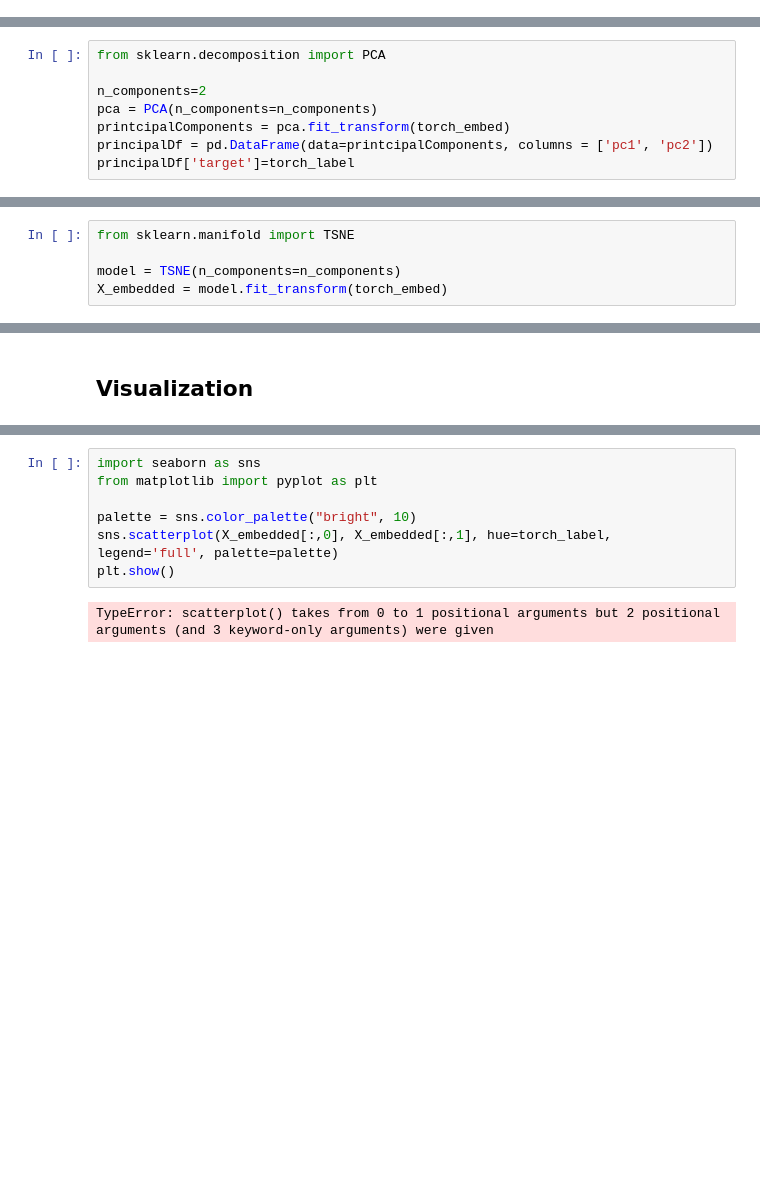
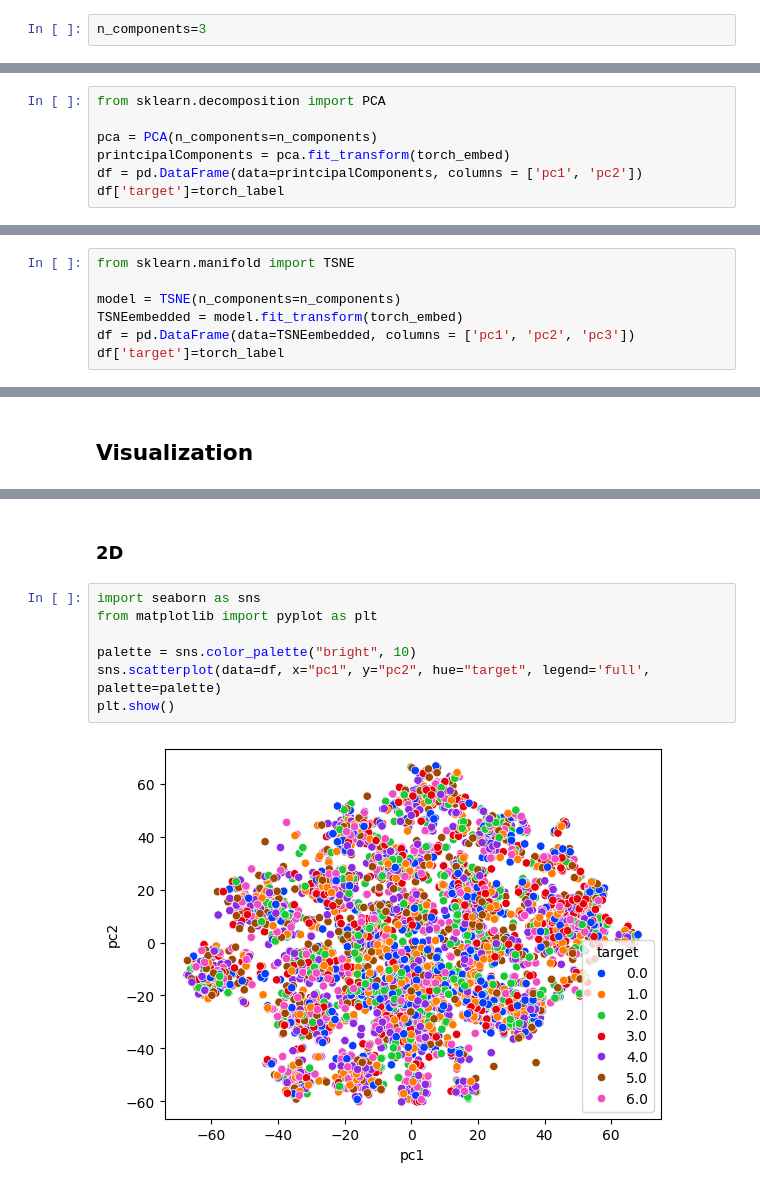
Before and after one commit to boostcampaitech6/level2-nlp-datacentric-nlp-01, a Jupyter notebook: eda/EDA.ipynb, the cells around one changed output, grey strips where cells are left out. Cells and saved outputs as stored; diff of their text form; blank space fills up the shorter version.

```diff
--- a/eda/EDA.ipynb
+++ b/eda/EDA.ipynb
@@ -75,13 +75,14 @@ for i in range(len(data_train)):
     torch_embed[i],torch_label[i]=data_train[i]['input_ids'],data_train[i]['labels']
 # %% [markdown]
 ## Dimension Reduction
+# %%
+n_components=3
 # %% [markdown]
 ### PCA
 # %%
 from sklearn.decomposition import PCA
 
-n_components=2
 pca = PCA(n_components=n_components)
 printcipalComponents = pca.fit_transform(torch_embed)
-principalDf = pd.DataFrame(data=printcipalComponents, columns = ['pc1', 'pc2'])
-principalDf['target']=torch_label
+df = pd.DataFrame(data=printcipalComponents, columns = ['pc1', 'pc2'])
+df['target']=torch_label
@@ -100,7 +92,9 @@ principalDf.head()
 from sklearn.manifold import TSNE
 
 model = TSNE(n_components=n_components)
-X_embedded = model.fit_transform(torch_embed)
+TSNEembedded = model.fit_transform(torch_embed)
+df = pd.DataFrame(data=TSNEembedded, columns = ['pc1', 'pc2', 'pc3'])
+df['target']=torch_label
 # %% [output]
 huggingface/tokenizers: The current process just got forked, after parallelism has already been used. Disabling parallelism to avoid deadlocks...
 To disable this warning, you can either:
@@ -111,9 +114,11 @@ To disable this warning, you can either:
+# %% [markdown]
+### 2D
 # %%
 import seaborn as sns
 from matplotlib import pyplot as plt
 
 palette = sns.color_palette("bright", 10)
-sns.scatterplot(X_embedded[:,0], X_embedded[:,1], hue=torch_label, legend='full', palette=palette)
+sns.scatterplot(data=df, x="pc1", y="pc2", hue="target", legend='full', palette=palette)
 plt.show()
 # %% [output]
-TypeError: scatterplot() takes from 0 to 1 positional arguments but 2 positional arguments (and 3 keyword-only arguments) were given
+[figure, added]
```
Also changed, not shown: parts of 8 cells of this notebook, 1 other file.
